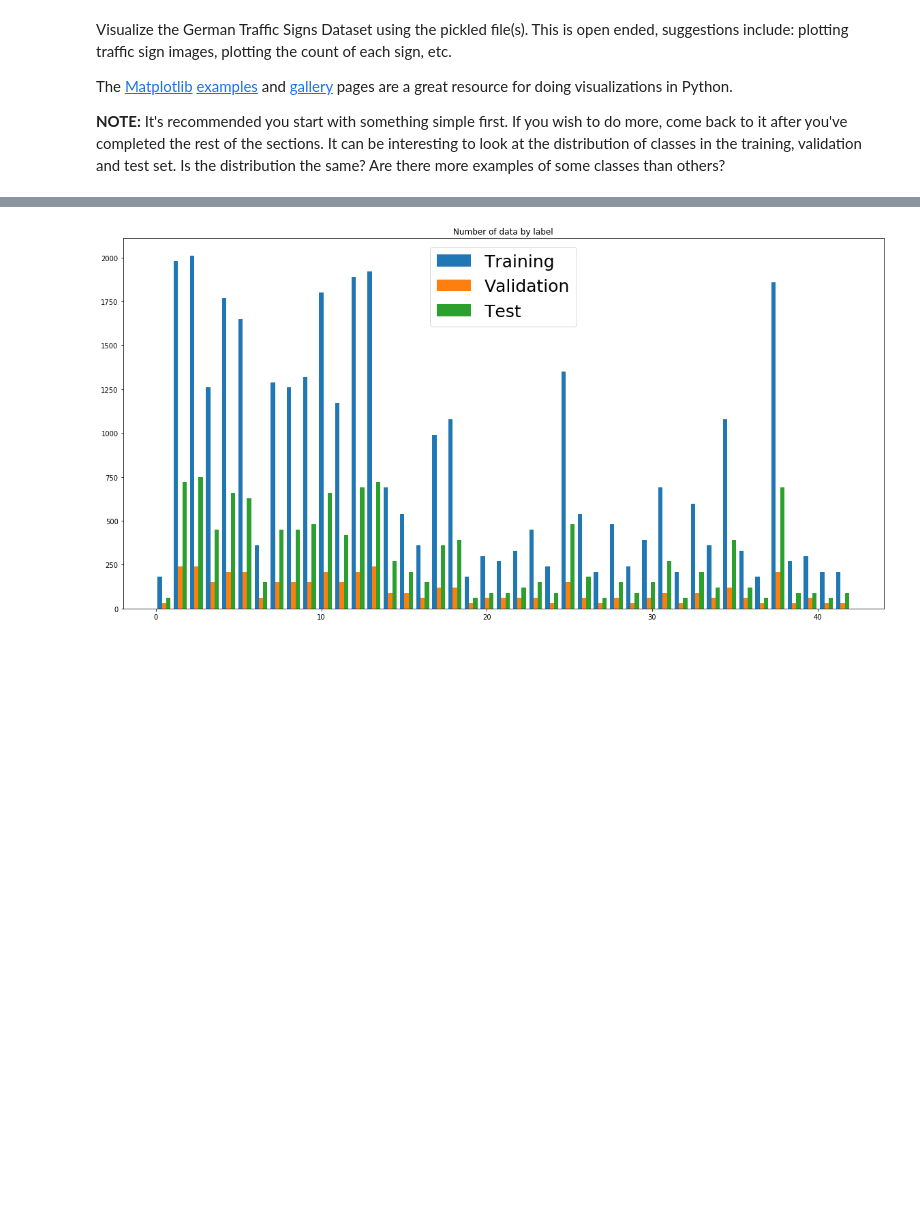
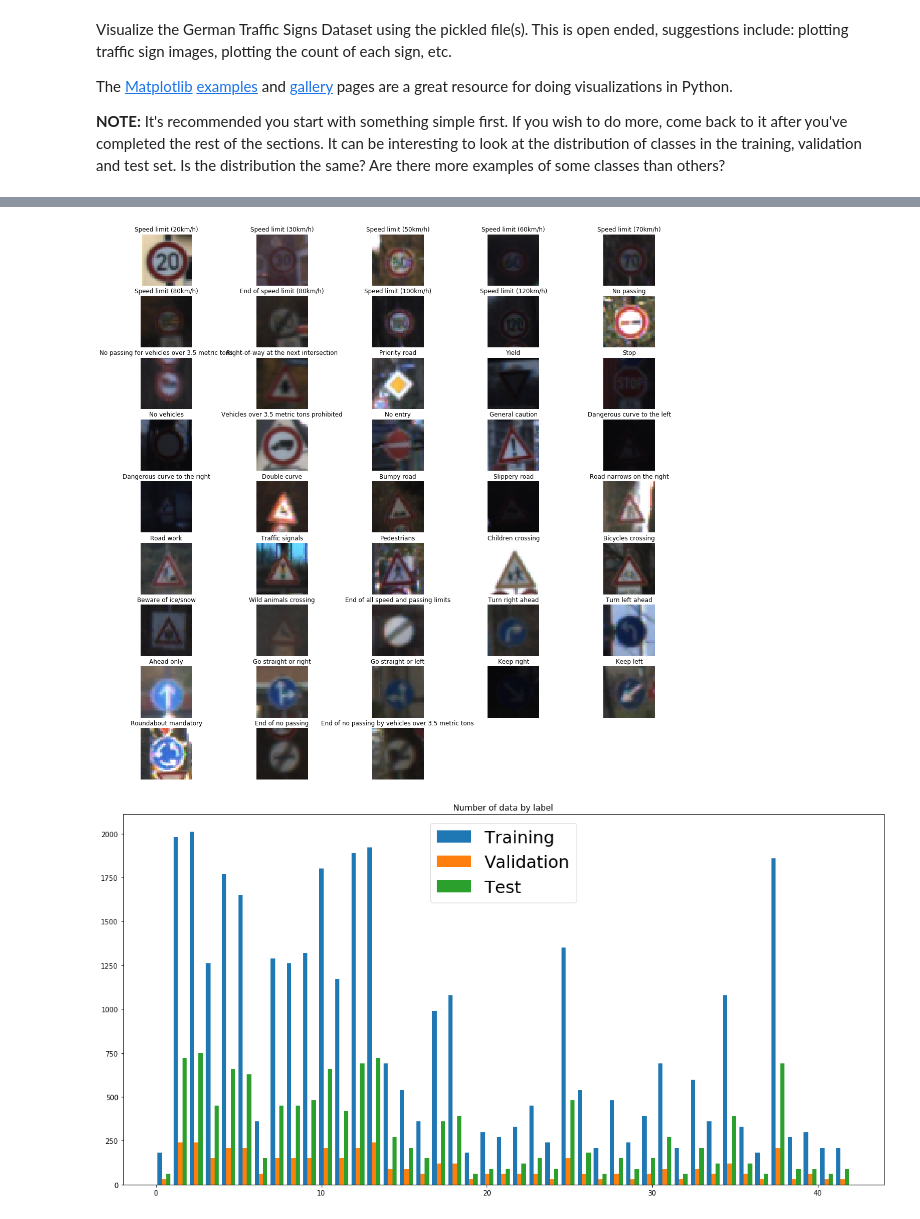
Before and after one commit to kamiarkordari/CarND-Traffic-Sign-Classifier, a Jupyter notebook: Traffic_Sign_Classifier.ipynb, the cells around one changed output, grey strips where cells are left out. Saved outputs shown, nothing was run; the diff lists cells and outputs as text; code cells hidden in the pictures; blank space fills up the shorter version.

Commit message:
feats: in data exploration show one image from each class

```diff
--- a/Traffic_Sign_Classifier.ipynb
+++ b/Traffic_Sign_Classifier.ipynb
@@ -127,3 +126,17 @@ plt.savefig('./output_images/data_exploration_signs.jpg')
+# %%
+# Let's see one image from each class
+fig, axs = plt.subplots(9,5, figsize=(20,20))
+
+for i in range(45):
+    axs[i//5,i%5].axis('off')
+    if i < 43:
+        axs[i//5,i%5].set_title(class_names[str(i)])
+        ind = list(y_train).index(i)
+        axs[i//5,i%5].imshow(X_train[ind])
+
+plt.savefig('./output_images/data_exploration_signs.jpg')
+# %% [output]
+[figure, added]
 # %%
 # The histogram of the labels in the data set
 fig, ax = plt.subplots(figsize=(20,10))
```
Also changed, not shown: parts of 5 cells of this notebook, 1 other file.
